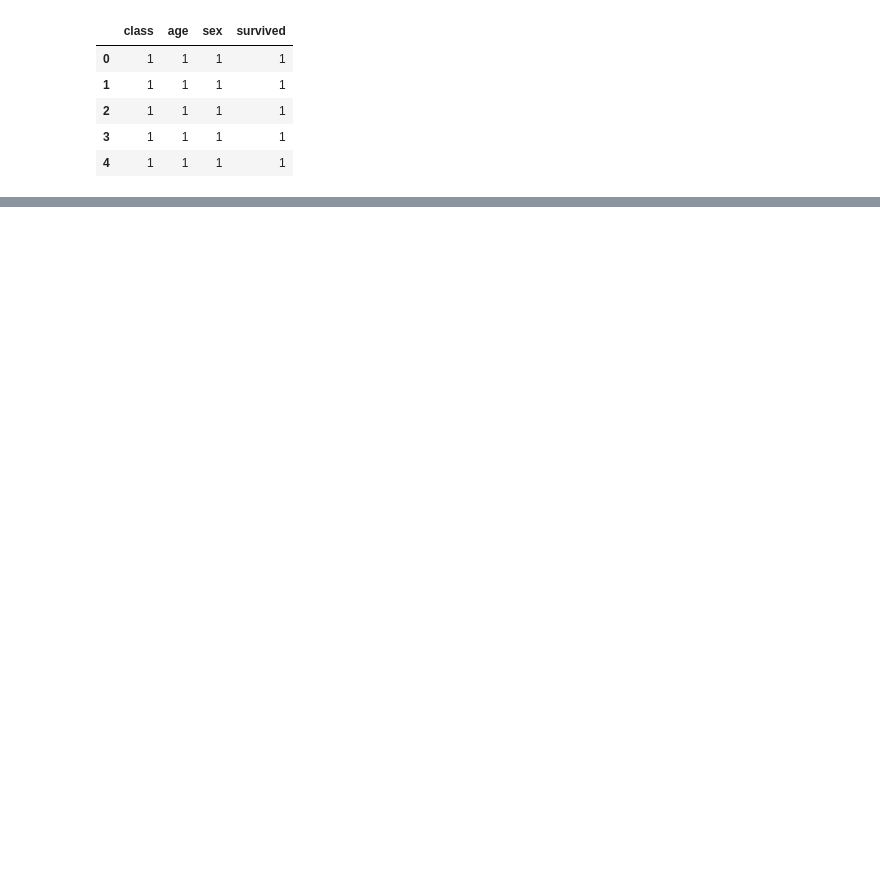
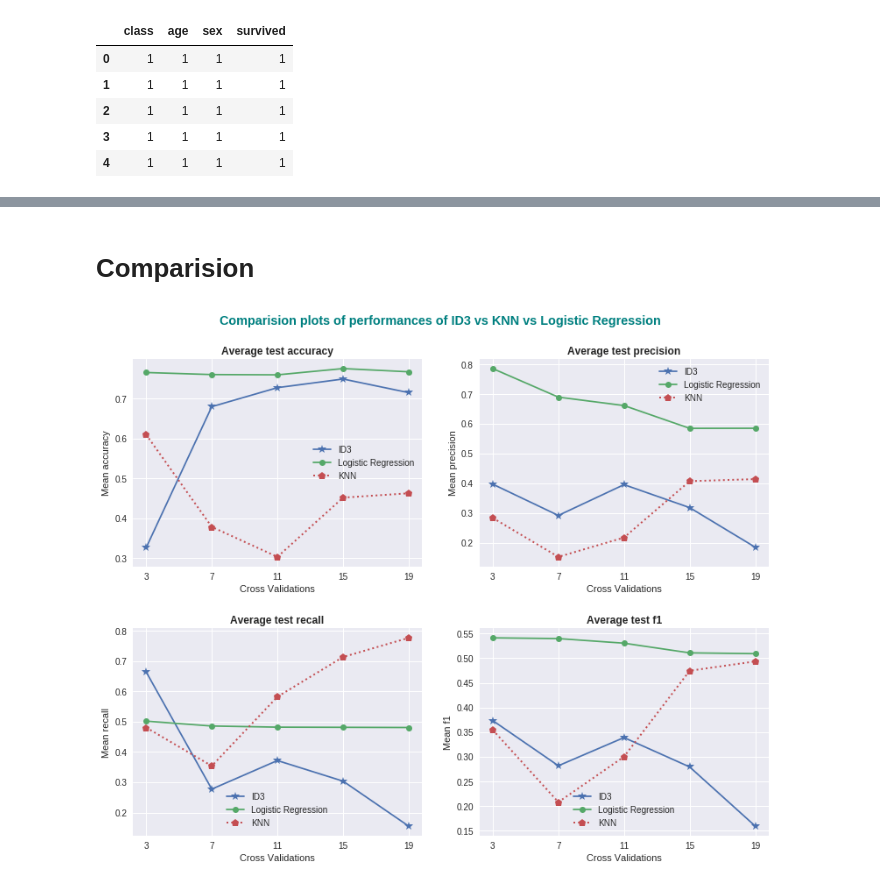
Before and after one commit to deshwalmahesh/Iterative-Dichotomiser-3, a Jupyter notebook: Solution.ipynb, the cells around one changed output, grey strips where cells are left out. Drawn from its saved outputs; the diff is of its cells as text; code cells hidden in the pictures; blank space fills up the shorter version.

```diff
--- a/Solution.ipynb
+++ b/Solution.ipynb
@@ -30,0 +93,48 @@ cross_validate(ID3(cols),X,y,cv=4,scoring=['accuracy','precision','recall','f1']
+# %% [markdown]
+# Comparision
+# %%
+CV = [3,7,11,15,19] # 5 different CV values
+
+id_mat = {'test_accuracy':[],'test_precision':[],'test_recall':[],'test_f1':[]}
+reg_mat = {'test_accuracy':[],'test_precision':[],'test_recall':[],'test_f1':[]}
+knn_mat = {'test_accuracy':[],'test_precision':[],'test_recall':[],'test_f1':[]}
+keys = list(reg_mat.keys()) # get keys of above dictonary
+
+for cv in CV:
+    id3_scores = cross_validate(ID3(cols),X,y,cv=cv,scoring=['accuracy','precision','recall','f1'])
+
+    reg_scores = cross_validate(LogisticRegression(),X,y,cv=cv,
+                                scoring=['accuracy','precision','recall','f1'])
+
+
+    knn_scores = cross_validate(KNeighborsClassifier(),X,y,cv=cv,
+                               scoring=['accuracy','precision','recall','f1'])
+
+    for key in keys:
+        id_mat[key].append(id3_scores[key].mean()) # get average scores
+
+        reg_mat[key].append(reg_scores[key].mean())
+
+        knn_mat[key].append(knn_scores[key].mean())
+# %%
+f,ax = plt.subplots(2,2,figsize=(13,10))
+ax = ax.ravel()
+
+f.suptitle('Comparision plots of performances of ID3 vs KNN vs Logistic Regression',
+           size='x-large',weight='bold',color='teal',y=0.95)
+
+for i in range(4):
+    ax[i].plot(CV,id_mat[keys[i]],
+               label='ID3',marker='*',markersize=11)
+    ax[i].plot(CV,reg_mat[keys[i]],label='Logistic Regression',marker='o')
+    ax[i].plot(CV,knn_mat[keys[i]],label='KNN',marker='p',markersize=9,ls='dotted',lw=2)
+    ax[i].set_title('Average '+keys[i].replace('_',' '),weight='bold')
+    ax[i].set_xlabel('Cross Validations')
+    ax[i].set_ylabel('Mean '+keys[i].split('_')[1])
+    ax[i].set_xticks(CV)
+    ax[i].legend()
+
+plt.subplots_adjust(hspace=0.3)
+plt.savefig('id3 vc Logistic Regression vs KNN.png')
+# %% [output]
+[figure, added]
```
Also changed, not shown: parts of 12 cells of this notebook, 4 other files.
